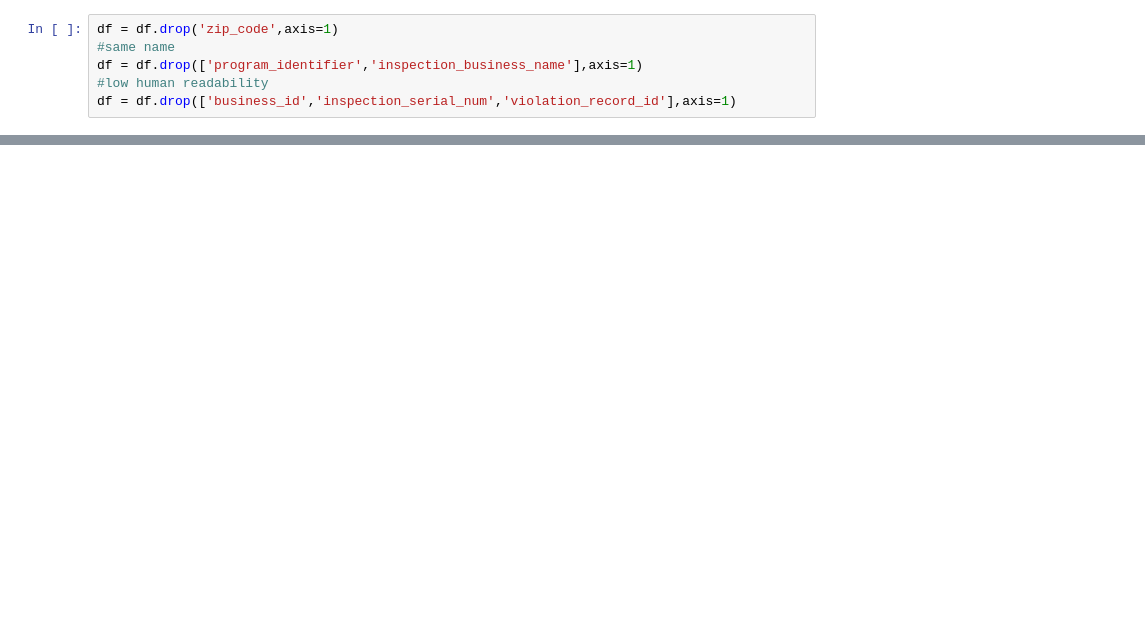
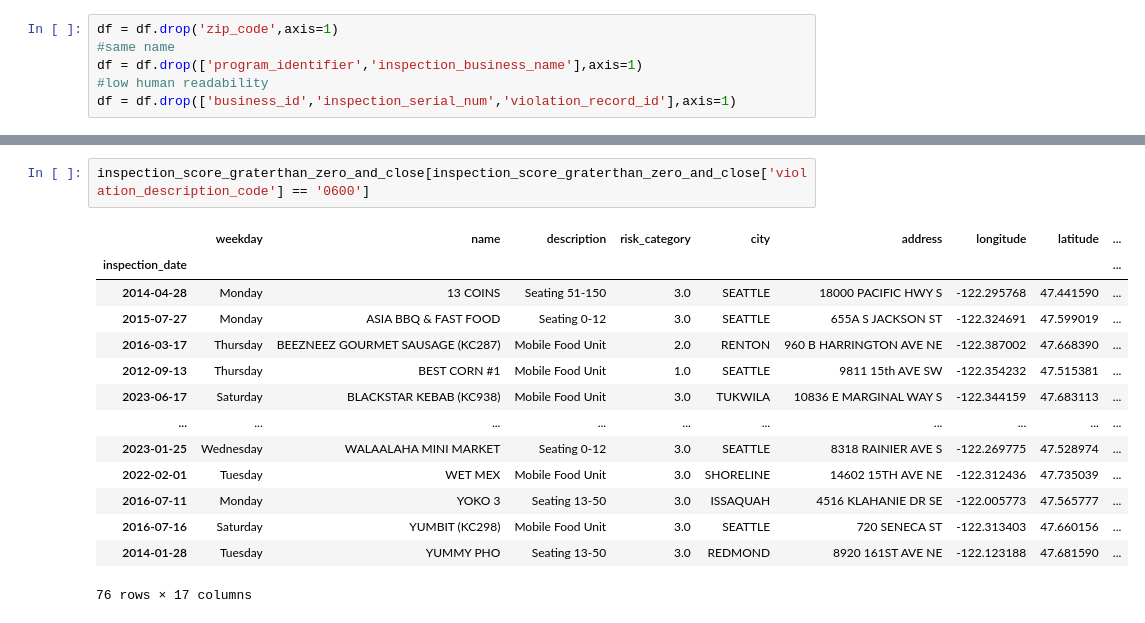
Before and after one commit to alirahmani93/ml_basic_p1, a Jupyter notebook: eddy.ipynb, the cells around one changed output, grey strips where cells are left out. Saved outputs shown, nothing was run; the diff lists cells and outputs as text; blank space fills up the shorter version.

```diff
--- a/eddy.ipynb
+++ b/eddy.ipynb
@@ -405,0 +252,17 @@ relation[['name','inspection_date','violation_points','inspection_score','grade'
+# %%
+inspection_score_graterthan_zero_and_close[inspection_score_graterthan_zero_and_close['violation_description_code'] == '0600']
+# %% [output]
+|  | weekday | name | description | risk_category | city | address | longitude | latitude | ... |
+| inspection_date |  |  |  |  |  |  |  |  | ... |
+| 2014-04-28 | Monday | 13 COINS | Seating 51-150 | 3.0 | SEATTLE | 18000 PACIFIC HWY S | -122.295768 | 47.441590 | ... |
+| 2015-07-27 | Monday | ASIA BBQ & FAST FOOD | Seating 0-12 | 3.0 | SEATTLE | 655A S JACKSON ST | -122.324691 | 47.599019 | ... |
+| 2016-03-17 | Thursday | BEEZNEEZ GOURMET SAUSAGE (KC287) | Mobile Food Unit | 2.0 | RENTON | 960 B HARRINGTON AVE NE | -122.387002 | 47.668390 | ... |
+| 2012-09-13 | Thursday | BEST CORN #1 | Mobile Food Unit | 1.0 | SEATTLE | 9811 15th AVE SW | -122.354232 | 47.515381 | ... |
+| 2023-06-17 | Saturday | BLACKSTAR KEBAB (KC938) | Mobile Food Unit | 3.0 | TUKWILA | 10836 E MARGINAL WAY S | -122.344159 | 47.683113 | ... |
+| ... | ... | ... | ... | ... | ... | ... | ... | ... | ... |
+| 2023-01-25 | Wednesday | WALAALAHA MINI MARKET | Seating 0-12 | 3.0 | SEATTLE | 8318 RAINIER AVE S | -122.269775 | 47.528974 | ... |
+| 2022-02-01 | Tuesday | WET MEX | Mobile Food Unit | 3.0 | SHORELINE | 14602 15TH AVE NE | -122.312436 | 47.735039 | ... |
+| 2016-07-11 | Monday | YOKO 3 | Seating 13-50 | 3.0 | ISSAQUAH | 4516 KLAHANIE DR SE | -122.005773 | 47.565777 | ... |
+| 2016-07-16 | Saturday | YUMBIT (KC298) | Mobile Food Unit | 3.0 | SEATTLE | 720 SENECA ST | -122.313403 | 47.660156 | ... |
+| 2014-01-28 | Tuesday | YUMMY PHO | Seating 13-50 | 3.0 | REDMOND | 8920 161ST AVE NE | -122.123188 | 47.681590 | ... |
+76 rows × 17 columns
```
Also changed, not shown: parts of 52 cells of this notebook.
